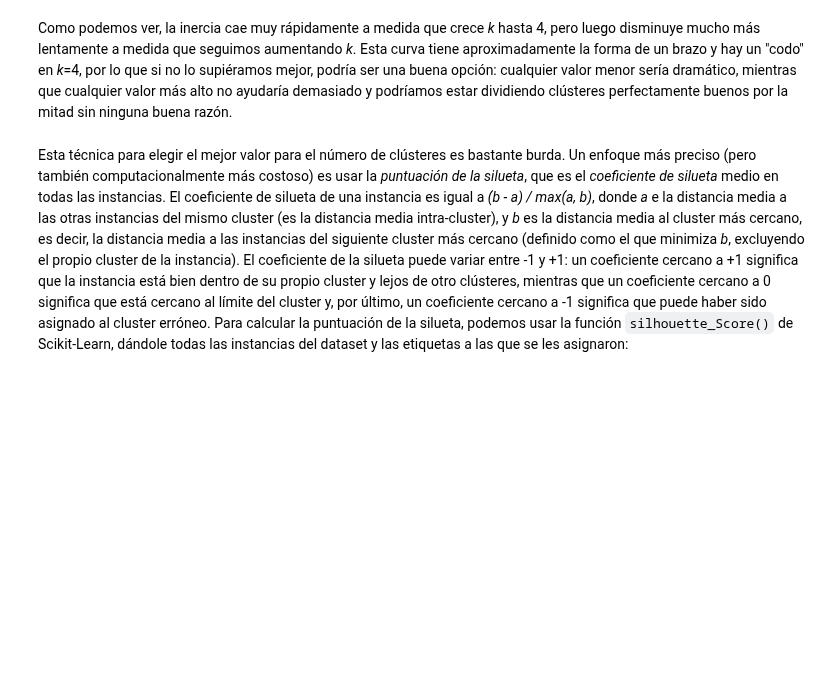
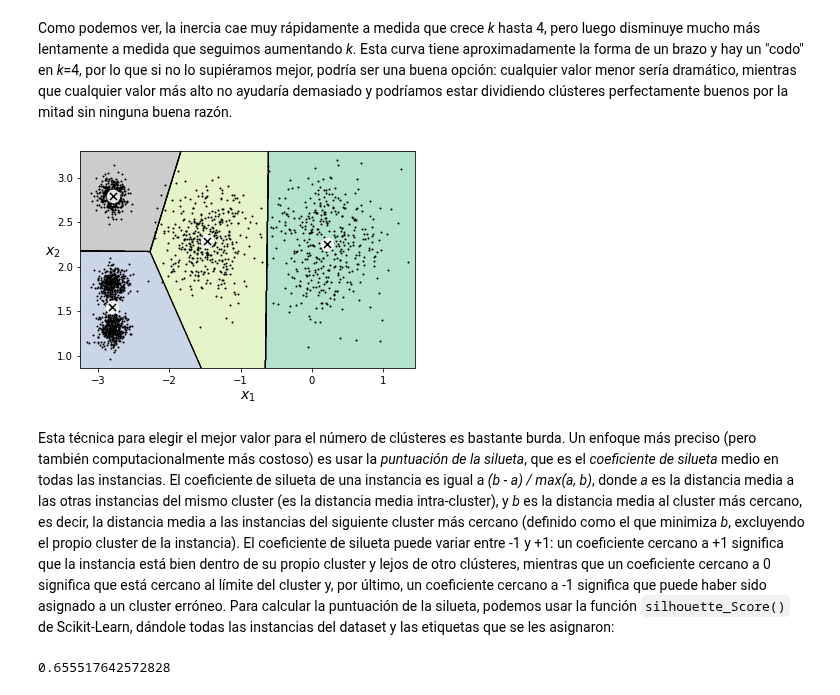
Before and after one commit to SgtSteiner/DataScience, a Jupyter notebook: handson-ml/Ch.09.Técnicas de aprendizaje no supervisado.ipynb, the cells around one changed output. Cells and saved outputs as stored; diff of their text form; code cells hidden in the pictures; blank space fills up the shorter version.

```diff
--- a/handson-ml/Ch.09.Técnicas de aprendizaje no supervisado.ipynb
+++ b/handson-ml/Ch.09.Técnicas de aprendizaje no supervisado.ipynb
@@ -586,5 +586,10 @@ plt.show()
 [figure]
 # %% [markdown]
 Como podemos ver, la inercia cae muy rápidamente a medida que crece *k* hasta 4, pero luego disminuye mucho más lentamente a medida que seguimos aumentando *k*. Esta curva tiene aproximadamente la forma de un brazo y hay un "codo" en *k*=4, por lo que si no lo supiéramos mejor, podría ser una buena opción: cualquier valor menor sería dramático, mientras que cualquier valor más alto no ayudaría demasiado y podríamos estar dividiendo clústeres perfectamente buenos por la mitad sin ninguna buena razón.
+# %%
+plot_decision_boundaries(kmeans_per_k[4-1], X)
+plt.show()
+# %% [output]
+[figure, added]
 # %% [markdown]
-Esta técnica para elegir el mejor valor para el número de clústeres es bastante burda. Un enfoque más preciso (pero también computacionalmente más costoso) es usar la *puntuación de la silueta*, que es el *coeficiente de silueta* medio en todas las instancias. El coeficiente de silueta de una instancia es igual a *(b - a) / max(a, b)*, donde *a* e la distancia media a las otras instancias del mismo cluster (es la distancia media intra-cluster), y *b* es la distancia media al cluster más cercano, es decir, la distancia media a las instancias del siguiente cluster más cercano (definido como el que minimiza *b*, excluyendo el propio cluster de la instancia). El coeficiente de la silueta puede variar entre -1 y +1: un coeficiente cercano a +1 significa que la instancia está bien dentro de su propio cluster y lejos de otro clústeres, mientras que un coeficiente cercano a 0 significa que está cercano al límite del cluster y, por último, un coeficiente cercano a -1 significa que puede haber sido asignado al cluster erróneo. Para calcular la puntuación de la silueta, podemos usar la función `silhouette_Score()` de Scikit-Learn, dándole todas las instancias del dataset y las etiquetas a las que se les asignaron:
+Esta técnica para elegir el mejor valor para el número de clústeres es bastante burda. Un enfoque más preciso (pero también computacionalmente más costoso) es usar la *puntuación de la silueta*, que es el *coeficiente de silueta* medio en todas las instancias. El coeficiente de silueta de una instancia es igual a *(b - a) / max(a, b)*, donde *a* es la distancia media a las otras instancias del mismo cluster (es la distancia media intra-cluster), y *b* es la distancia media al cluster más cercano, es decir, la distancia media a las instancias del siguiente cluster más cercano (definido como el que minimiza *b*, excluyendo el propio cluster de la instancia). El coeficiente de silueta puede variar entre -1 y +1: un coeficiente cercano a +1 significa que la instancia está bien dentro de su propio cluster y lejos de otro clústeres, mientras que un coeficiente cercano a 0 significa que está cercano al límite del cluster y, por último, un coeficiente cercano a -1 significa que puede haber sido asignado a un cluster erróneo. Para calcular la puntuación de la silueta, podemos usar la función `silhouette_Score()` de Scikit-Learn, dándole todas las instancias del dataset y las etiquetas que se les asignaron:
@@ -590,0 +598,4 @@ Esta técnica para elegir el mejor valor para el número de clústeres es bastan
+# %%
+silhouette_score(X, kmeans.labels_)
+# %% [output]
+0.655517642572828
```
Also changed, not shown: parts of 23 cells of this notebook.
